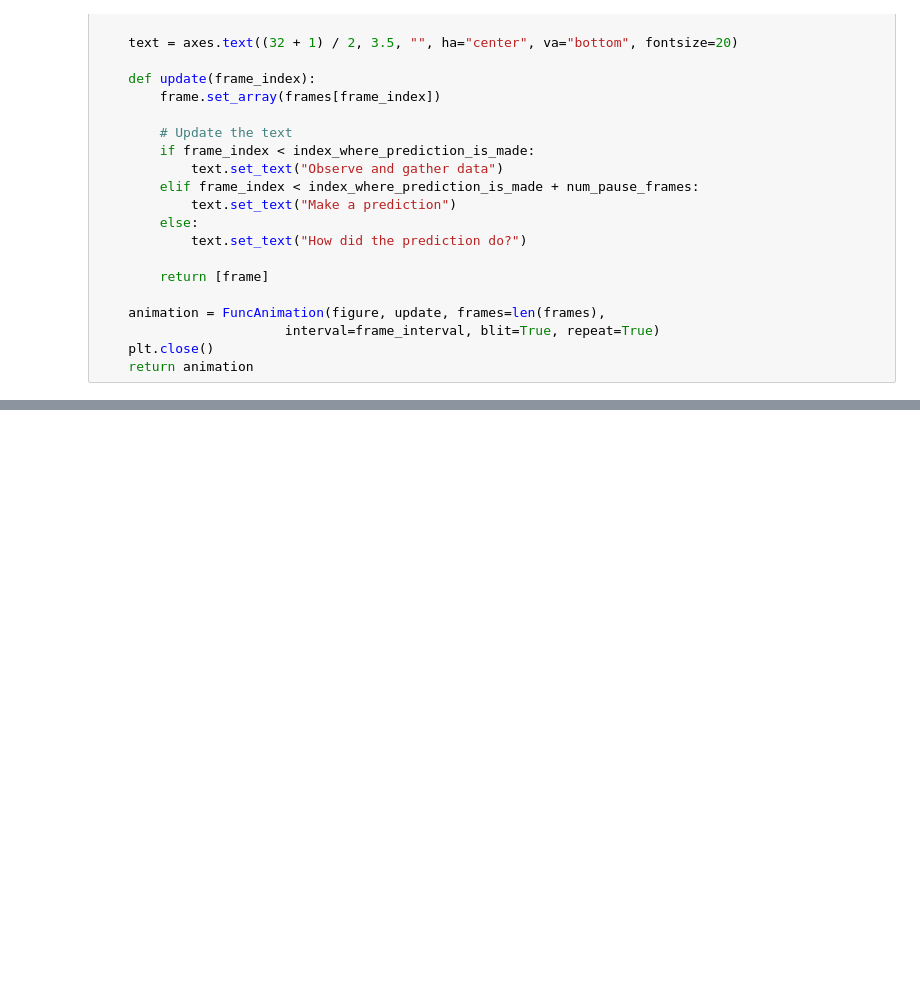
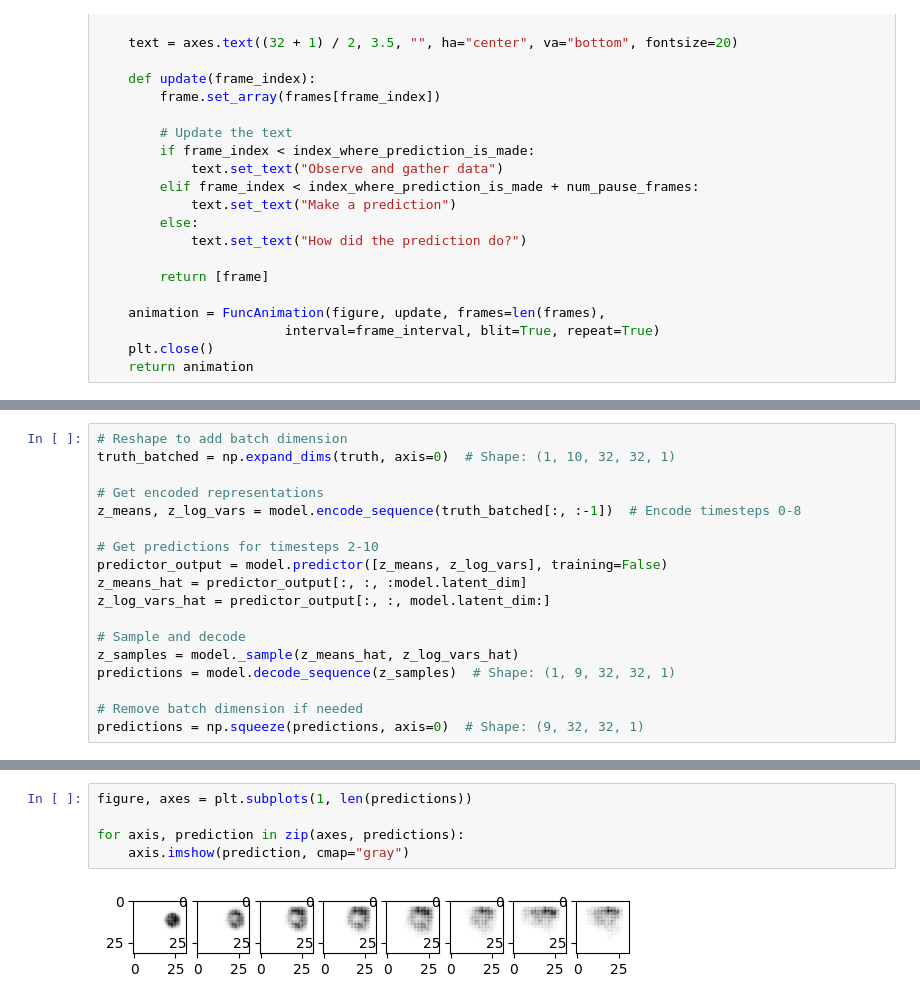
Before and after one commit to aremondtiedrez/pythia, a Jupyter notebook: demo.ipynb, the cells around one changed output, grey strips where cells are left out. Drawn from its saved outputs; the diff is of its cells as text; blank space fills up the shorter version.

Commit message:
Demo notebook: still debugging the issues with the full model.

```diff
--- a/demo.ipynb
+++ b/demo.ipynb
@@ -404,0 +407,18 @@ HTML(animation.to_jshtml())
+# %%
+# Reshape to add batch dimension
+truth_batched = np.expand_dims(truth, axis=0)  # Shape: (1, 10, 32, 32, 1)
+
+# Get encoded representations
+z_means, z_log_vars = model.encode_sequence(truth_batched[:, :-1])  # Encode timesteps 0-8
+
+# Get predictions for timesteps 2-10
+predictor_output = model.predictor([z_means, z_log_vars], training=False)
+z_means_hat = predictor_output[:, :, :model.latent_dim]
+z_log_vars_hat = predictor_output[:, :, model.latent_dim:]
+
+# Sample and decode
+z_samples = model._sample(z_means_hat, z_log_vars_hat)
+predictions = model.decode_sequence(z_samples)  # Shape: (1, 9, 32, 32, 1)
+
+# Remove batch dimension if needed
+predictions = np.squeeze(predictions, axis=0)  # Shape: (9, 32, 32, 1)
@@ -404,0 +432,7 @@ HTML(animation.to_jshtml())
+# %%
+figure, axes = plt.subplots(1, len(predictions))
+
+for axis, prediction in zip(axes, predictions):
+    axis.imshow(prediction, cmap="gray")
+# %% [output]
+[figure, added]
```
Also changed, not shown: parts of 3 cells of this notebook.
